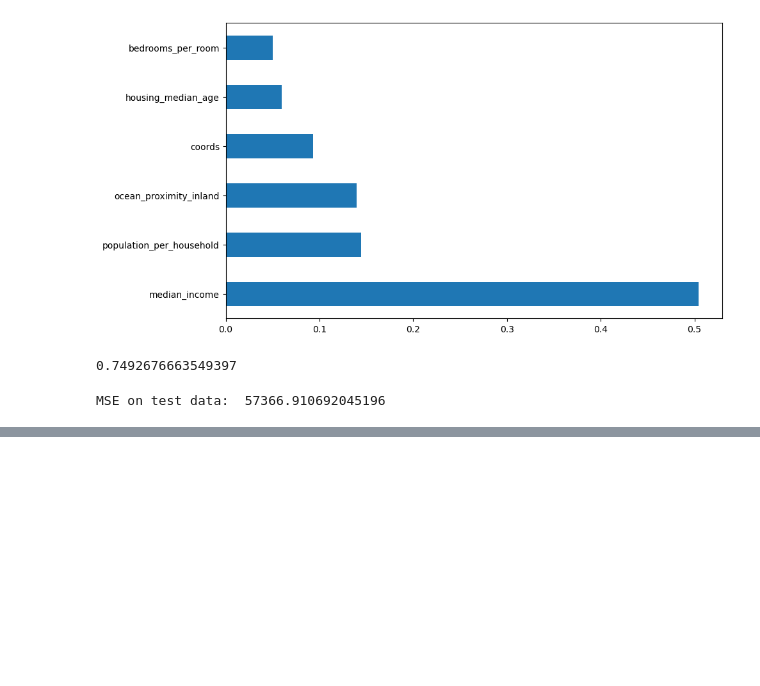
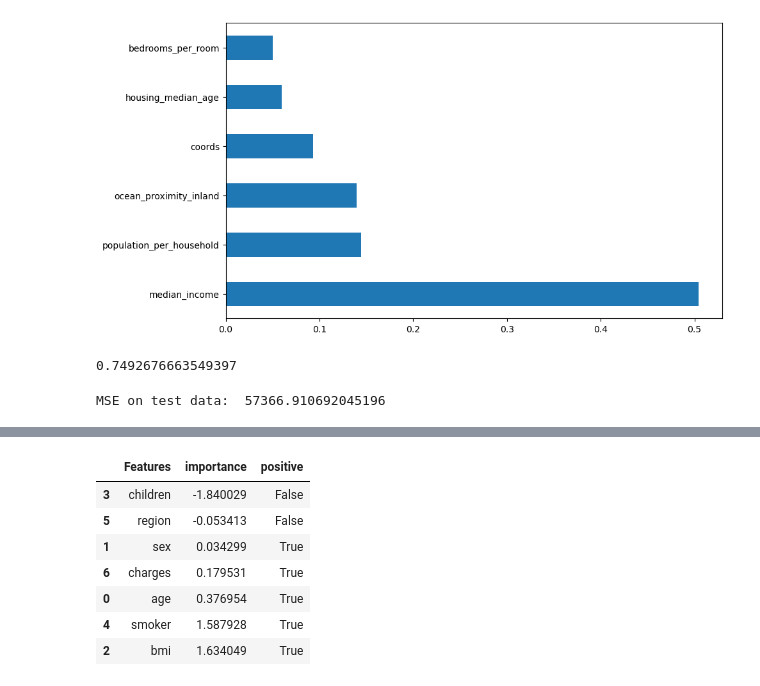
Before and after one commit to nishags83g/my-ai-learning, a Jupyter notebook: mylearnings.ipynb, the cells around one changed output, grey strips where cells are left out. Cells and saved outputs as stored; diff of their text form; code cells hidden in the pictures; blank space fills up the shorter version.

```diff
--- a/mylearnings.ipynb
+++ b/mylearnings.ipynb
@@ -1001,0 +1066,2 @@ MSE on test data:  57366.910692045196
+# %%
+labels = list(dfTrain.columns)
@@ -1001,0 +1098,11 @@ MSE on test data:  57366.910692045196
+# %%
+feature_imp
+# %% [output]
+|  | Features | importance | positive |
+| 3 | children | -1.840029 | False |
+| 5 | region | -0.053413 | False |
+| 1 | sex | 0.034299 | True |
+| 6 | charges | 0.179531 | True |
+| 0 | age | 0.376954 | True |
+| 4 | smoker | 1.587928 | True |
+| 2 | bmi | 1.634049 | True |
```
Also changed, not shown: parts of 43 cells of this notebook.
